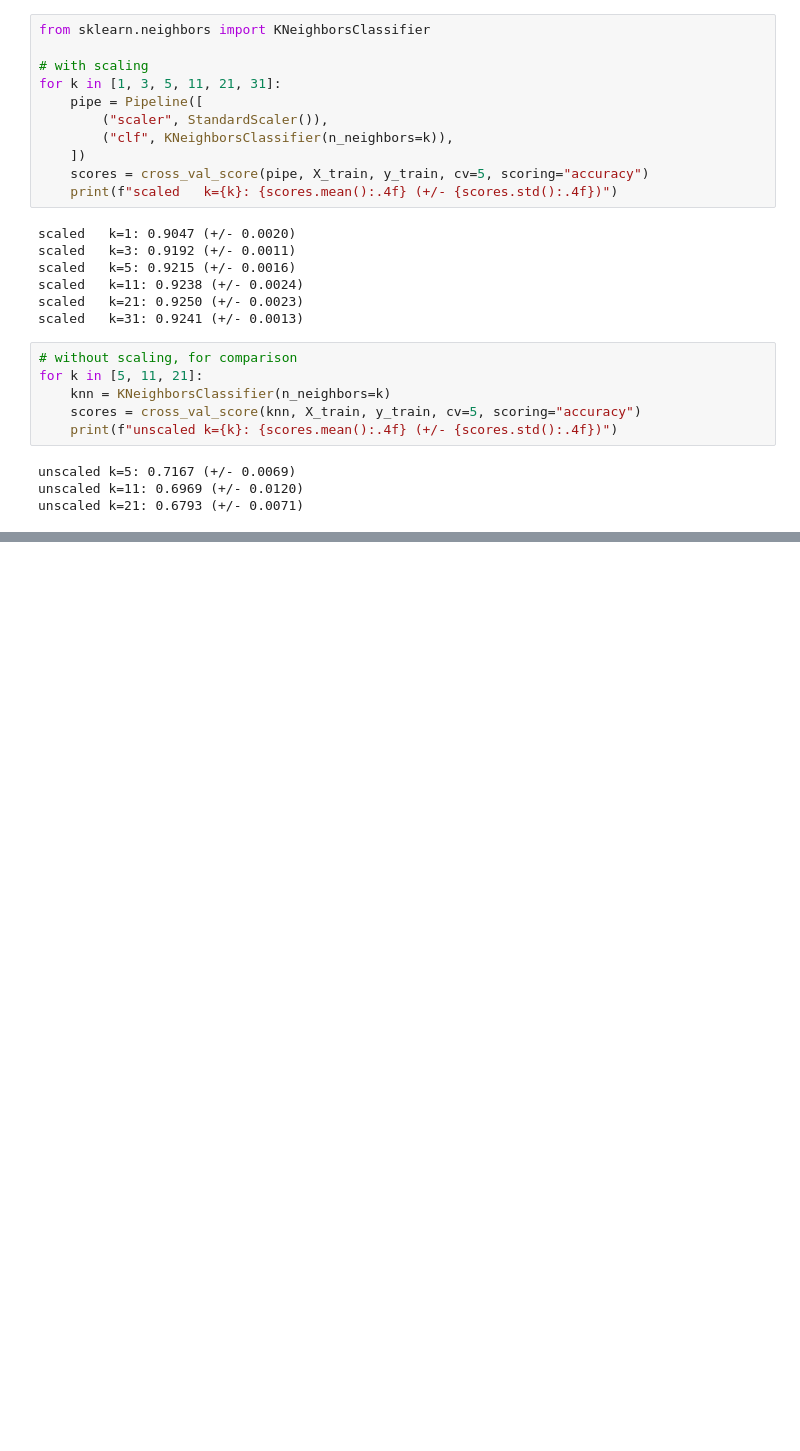
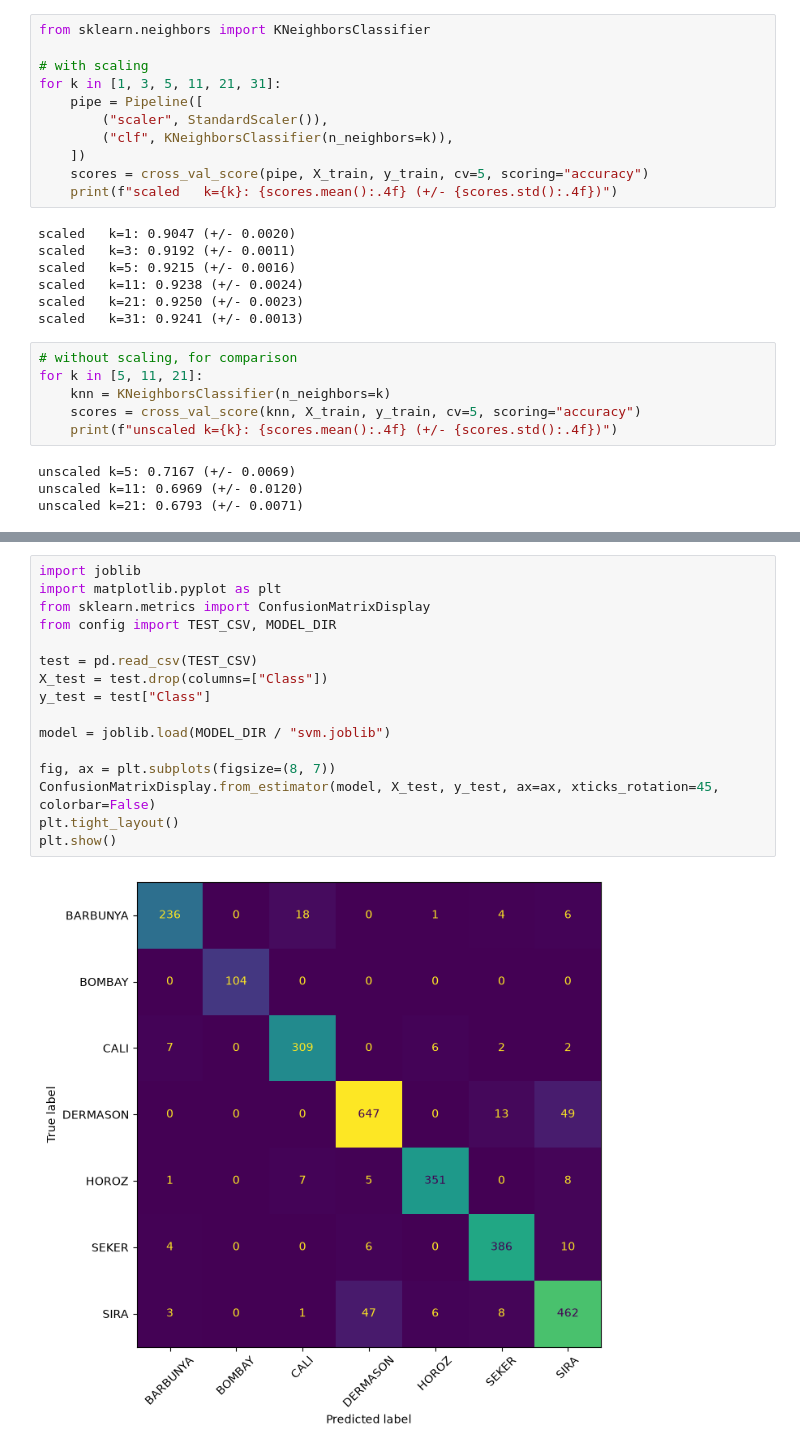
Before and after one commit to Kalpesh-18/Machine_Learning_Assignment2, a Jupyter notebook: notebook/02_experiments.ipynb, the cells around one changed output, grey strips where cells are left out. Saved outputs shown, nothing was run; the diff lists cells and outputs as text; blank space fills up the shorter version.

```diff
--- a/notebook/02_experiments.ipynb
+++ b/notebook/02_experiments.ipynb
@@ -117,0 +223,18 @@ ModuleNotFoundError: No module named 'config'
+# %%
+import joblib
+import matplotlib.pyplot as plt
+from sklearn.metrics import ConfusionMatrixDisplay
+from config import TEST_CSV, MODEL_DIR
+
+test = pd.read_csv(TEST_CSV)
+X_test = test.drop(columns=["Class"])
+y_test = test["Class"]
+
+model = joblib.load(MODEL_DIR / "svm.joblib")
+
+fig, ax = plt.subplots(figsize=(8, 7))
+ConfusionMatrixDisplay.from_estimator(model, X_test, y_test, ax=ax, xticks_rotation=45, colorbar=False)
+plt.tight_layout()
+plt.show()
+# %% [output]
+[figure, added]
```
Also changed, not shown: parts of 10 cells of this notebook, 2 other files.
